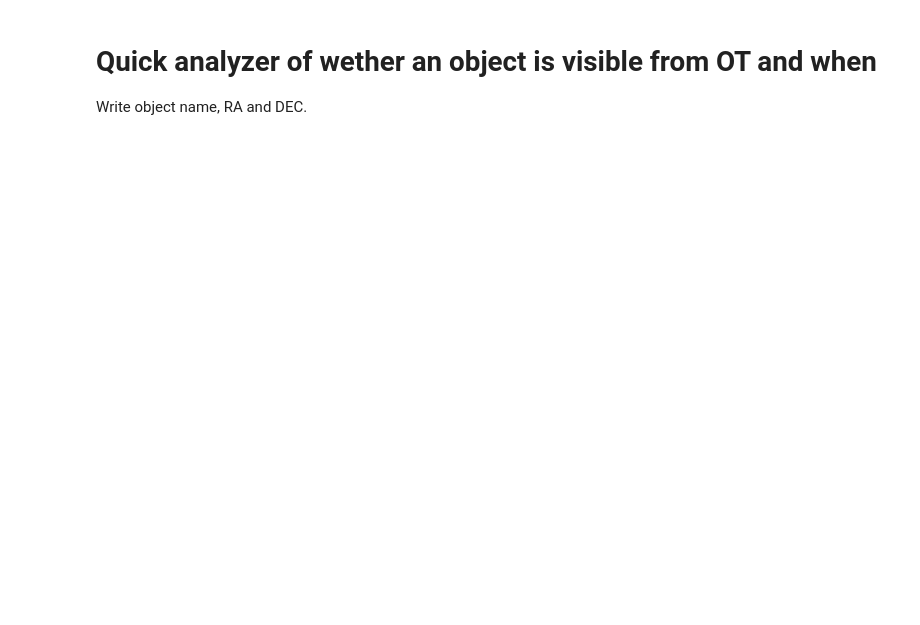
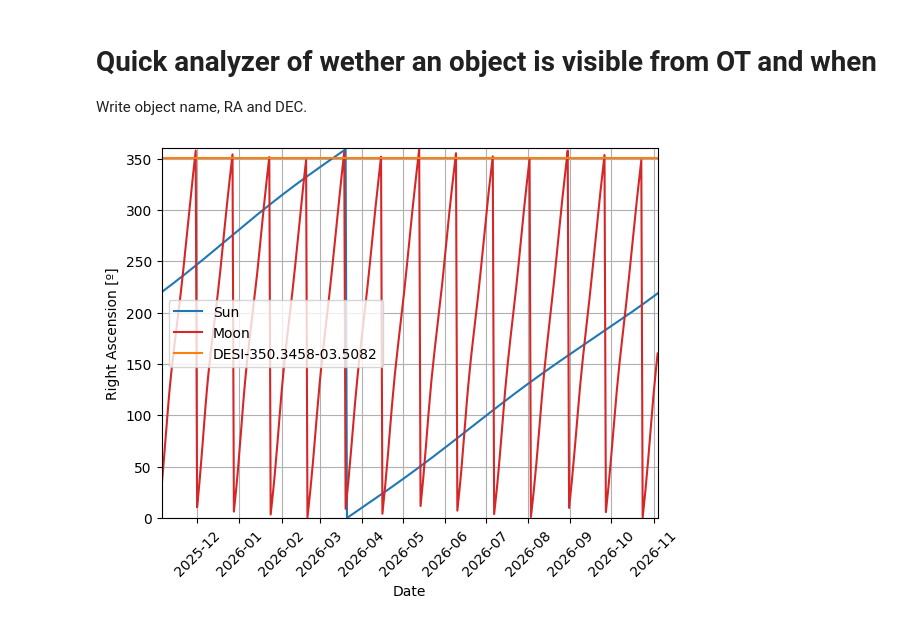
Before and after one commit to oscar-s-p/grav_lens, a Jupyter notebook: Object_visibility.ipynb, the cells around one changed output. Cells and saved outputs as stored; diff of their text form; code cells hidden in the pictures; blank space fills up the shorter version.

```diff
--- a/Object_visibility.ipynb
+++ b/Object_visibility.ipynb
@@ -13,2 +93,9 @@ import datetime
+# %%
+object_visibility('DESI-350.3458-03.5082',
+                  '350.3458d',
+                    '-03.5082d'
+                  )
+# %% [output]
+[figure, added]
 # %%
 # String with object name
```
Also changed, not shown: parts of 4 cells of this notebook, 1 other file.
